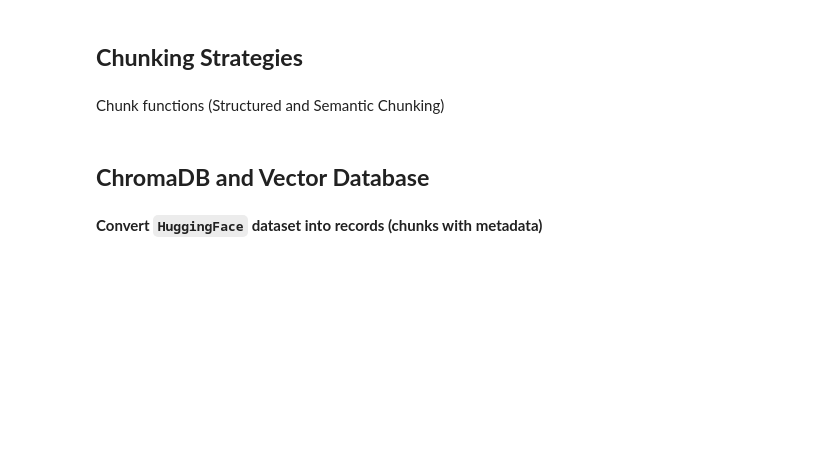
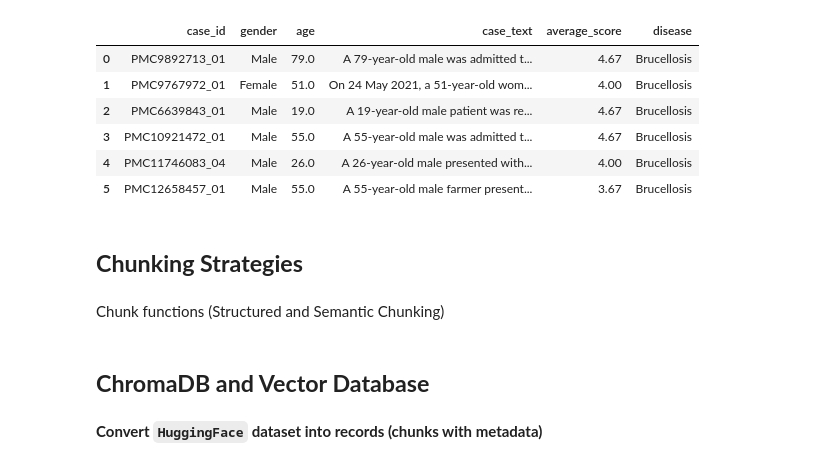
Before and after one commit to TranGiaHuan0102/VGU_WS26_ClinicalProject_BHTBH, a Jupyter notebook: RAG_with_New_Dataset.ipynb, the cells around one changed output. Drawn from its saved outputs; the diff is of its cells as text; code cells hidden in the pictures; blank space fills up the shorter version.

```diff
--- a/RAG_with_New_Dataset.ipynb
+++ b/RAG_with_New_Dataset.ipynb
@@ -38,3 +58,13 @@ train_df.head()
+# %%
+test_df[test_df['disease'] == "Brucellosis"]
+# %% [output]
+|  | case_id | gender | age | case_text | average_score | disease |
+| 0 | PMC9892713_01 | Male | 79.0 | A 79-year-old male was admitted t... | 4.67 | Brucellosis |
+| 1 | PMC9767972_01 | Female | 51.0 | On 24 May 2021, a 51-year-old wom... | 4.00 | Brucellosis |
+| 2 | PMC6639843_01 | Male | 19.0 | A 19-year-old male patient was re... | 4.67 | Brucellosis |
+| 3 | PMC10921472_01 | Male | 55.0 | A 55-year-old male was admitted t... | 4.67 | Brucellosis |
+| 4 | PMC11746083_04 | Male | 26.0 | A 26-year-old male presented with... | 4.00 | Brucellosis |
+| 5 | PMC12658457_01 | Male | 55.0 | A 55-year-old male farmer present... | 3.67 | Brucellosis |
 # %% [markdown]
 ## **Chunking Strategies**
 # %% [markdown]
```
Also changed, not shown: parts of 13 cells of this notebook.
